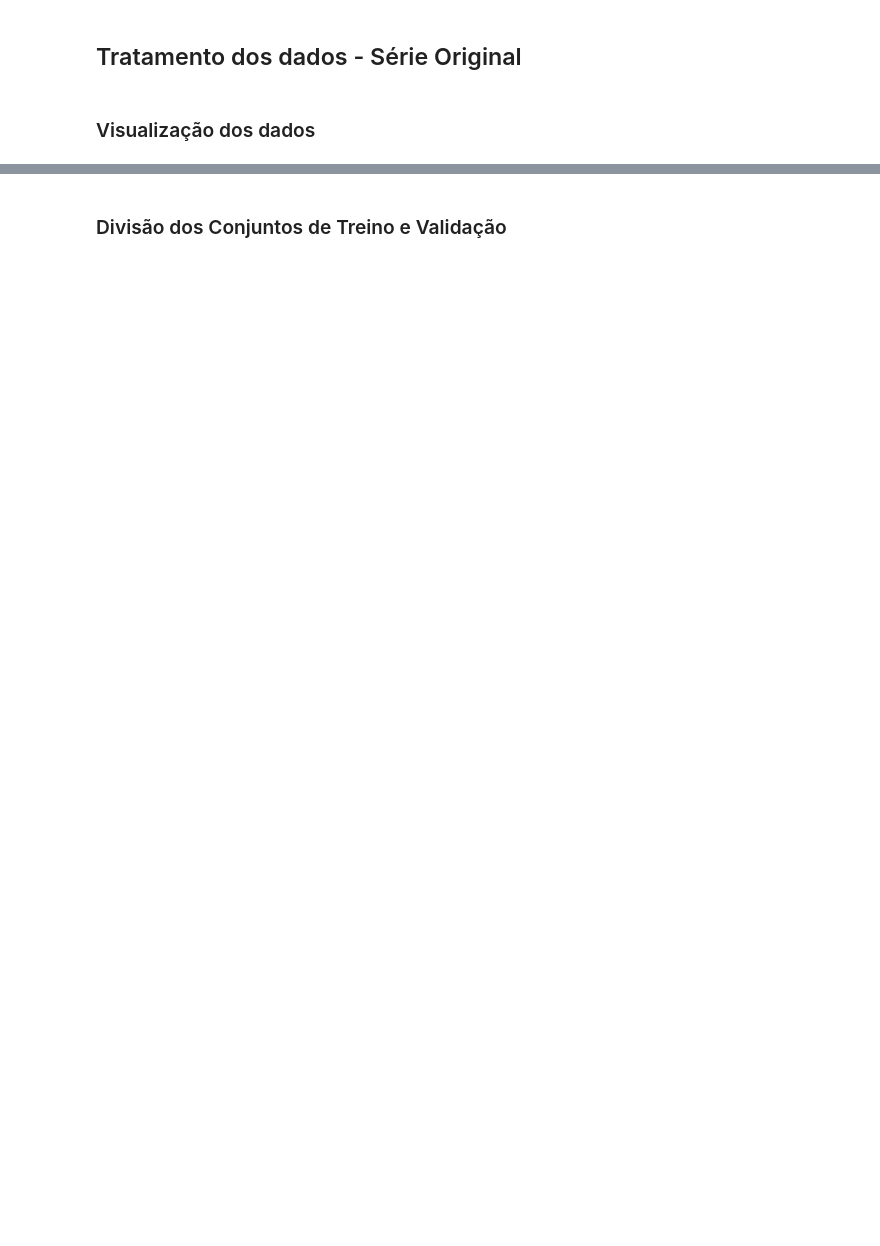
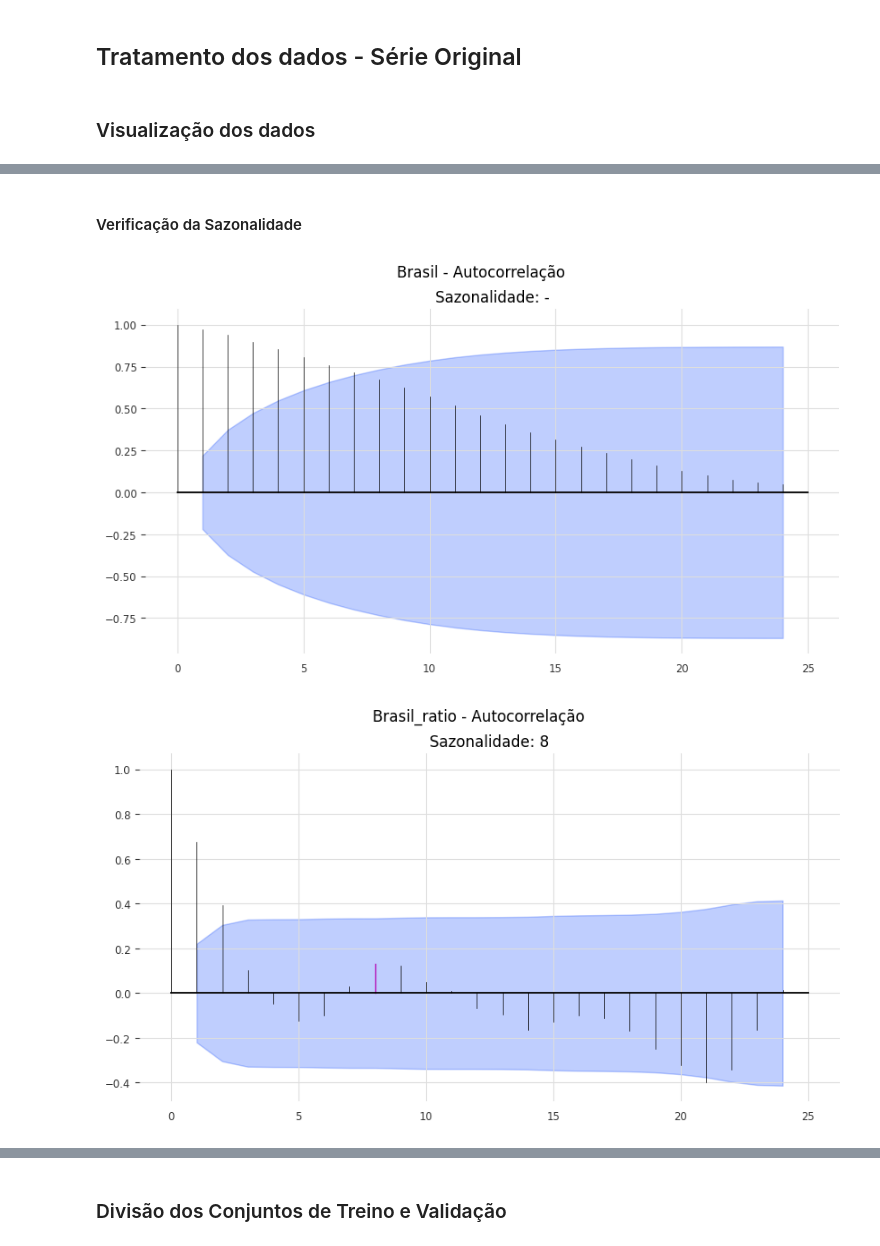
Before and after one commit to ellizeurs/Projeto-da-Graduacao, a Jupyter notebook: projeto-da-graduacao.ipynb, the cells around one changed output, grey strips where cells are left out. Saved outputs shown, nothing was run; the diff lists cells and outputs as text; code cells hidden in the pictures; blank space fills up the shorter version.

```diff
--- a/projeto-da-graduacao.ipynb
+++ b/projeto-da-graduacao.ipynb
@@ -250,0 +336,13 @@ plot_series([
+# %% [markdown]
+#### Verificação da Sazonalidade
+# %%
+series_national.plot_acf()
+series_national_tx.plot_acf()
+series_north.plot_acf()
+series_south.plot_acf()
+series_southeast.plot_acf()
+series_midwest.plot_acf()
+series_northeast.plot_acf()
+# %% [output]
+[figure, added]
+[figure, added]
```
Also changed, not shown: parts of 16 cells of this notebook.
